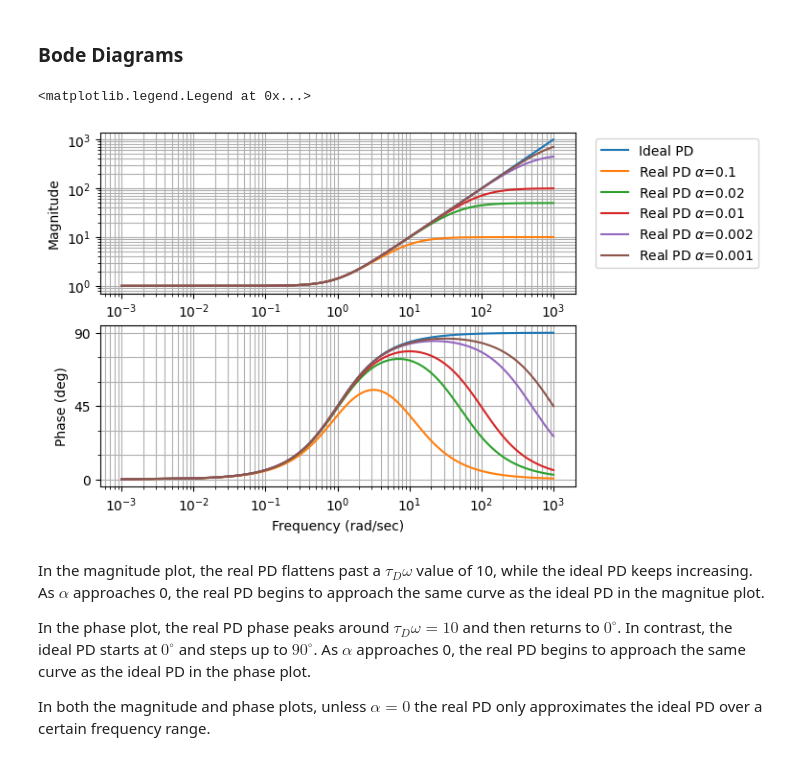
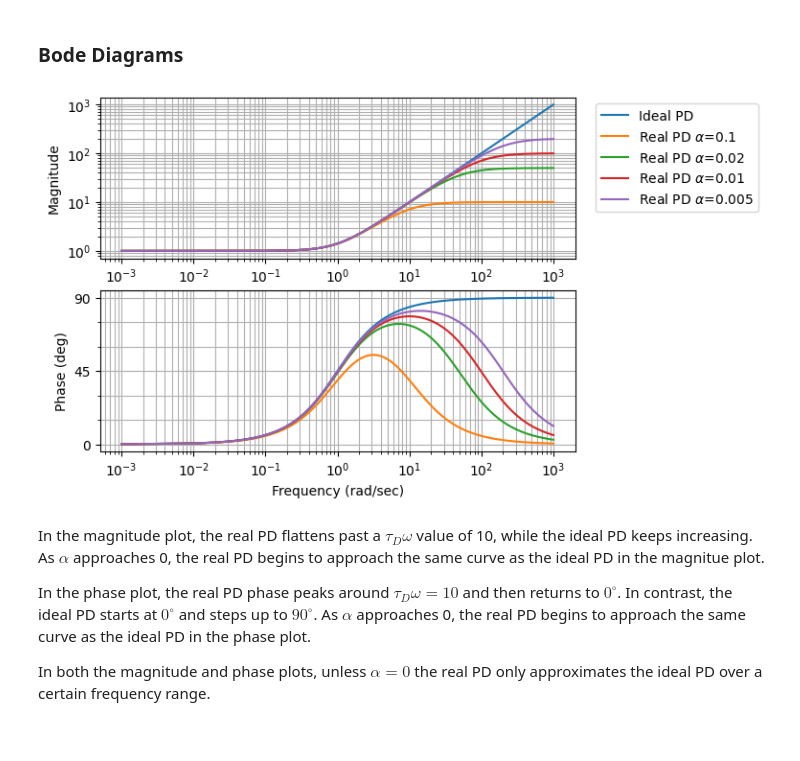
Before and after one commit to nibhscripta/Spring-2023, a Jupyter notebook: CHEN 461/CHEN 461 HW9/CHEN 461 HW9.ipynb, the cells around one changed output. Cells and saved outputs as stored; diff of their text form; code cells hidden in the pictures.

```diff
--- a/CHEN 461/CHEN 461 HW9/CHEN 461 HW9.ipynb
+++ b/CHEN 461/CHEN 461 HW9/CHEN 461 HW9.ipynb
@@ -44,27 +49,26 @@ $$\frac{u(t)}{k_c}=1+\delta\left(t\right)$$
 # %% [markdown]
 ### Simulation
 # %%
-alpha = [0.1, 2e-2, 1e-2, 2e-3, 1e-3]
+# response simulation
+alpha_values = [0.1, 0.02, 0.01, 0.005]
 
 def real_pd(t, alpha):
     return 1 + (1 - alpha) / alpha * np.exp(-t / alpha)
 
-t_values = np.linspace(0, .5, 200)
+t_values = np.linspace(0, .5, 500)
 
-for a in alpha:
-    plt.plot(t_values, real_pd(t_values, a), label=r"Real PD $\alpha$="+f"{a}")
+for a in alpha_values:
+    plt.plot(t_values, real_pd(t_values, a), label=fr"Real PD $\alpha$={a}")
 
 ideal_pd_response = np.ones(t_values.shape[0])
 ideal_pd_response[0] = 1e300
 
 plt.plot(t_values, ideal_pd_response, label="Ideal PD")
 
-plt.ylim([0, 2])
+plt.ylim([0, 10])
 plt.xlabel(r"Time ($t/\tau_D$)")
 plt.ylabel(r"Controller Response ($u(t)/k_c$)")
 plt.title("Problem 10.8 Comparison Between Real and Ideal PD")
-plt.xticks([], [])
-plt.yticks([], [])
 plt.legend()
 # %% [output]
 <matplotlib.legend.Legend at 0x...>
@@ -84,21 +104,24 @@ $$G(s)=k_c\left(1+\tau_Ds\right)$$
 # %% [markdown]
 ### Bode Diagrams
 # %%
-# alpha = [0.1, 0.02, 0.01, 0.005, 0.005/2, 1e-6]
+# bode plots
 ideal_pd = control.tf([1, 1], [1])
 
-w = np.linspace(1e-3, 1e3, int(1e5))
+bode_kwargs = {
+    'wrap_phase': True,
+    'omega': np.linspace(1e-3, 1e3, int(1e5)),
+}
 
-mag, phase, omega = control.bode_plot(ideal_pd, omega=w, wrap_phase=True, label="Ideal PD")
+control.bode_plot(ideal_pd, **bode_kwargs, label="Ideal PD")
 
-for a in alpha:
+for a in alpha_values:
     real_pd = control.tf([1, 1], [a, 1])
-    mag, phase, omega = control.bode_plot(real_pd, omega=w, wrap_phase=True, label=r"Real PD $\alpha$="+f"{a}")
+    control.bode_plot(real_pd, **bode_kwargs, label=fr"Real PD $\alpha$={a}")
 
 plt.legend(loc="upper right", bbox_to_anchor=(1.4, 2.2))
+plt.show()
 # %% [output]
-<matplotlib.legend.Legend at 0x...>
-[figure, old version]
+[figure, new version]
 # %% [markdown]
 In the magnitude plot, the real PD flattens past a $\tau_D\omega$ value of 10, while the ideal PD keeps increasing. As $\alpha$ approaches 0, the real PD begins to approach the same curve as the ideal PD in the magnitue plot.
 
```
Also changed, not shown: parts of 24 cells of this notebook, 1 other file.
